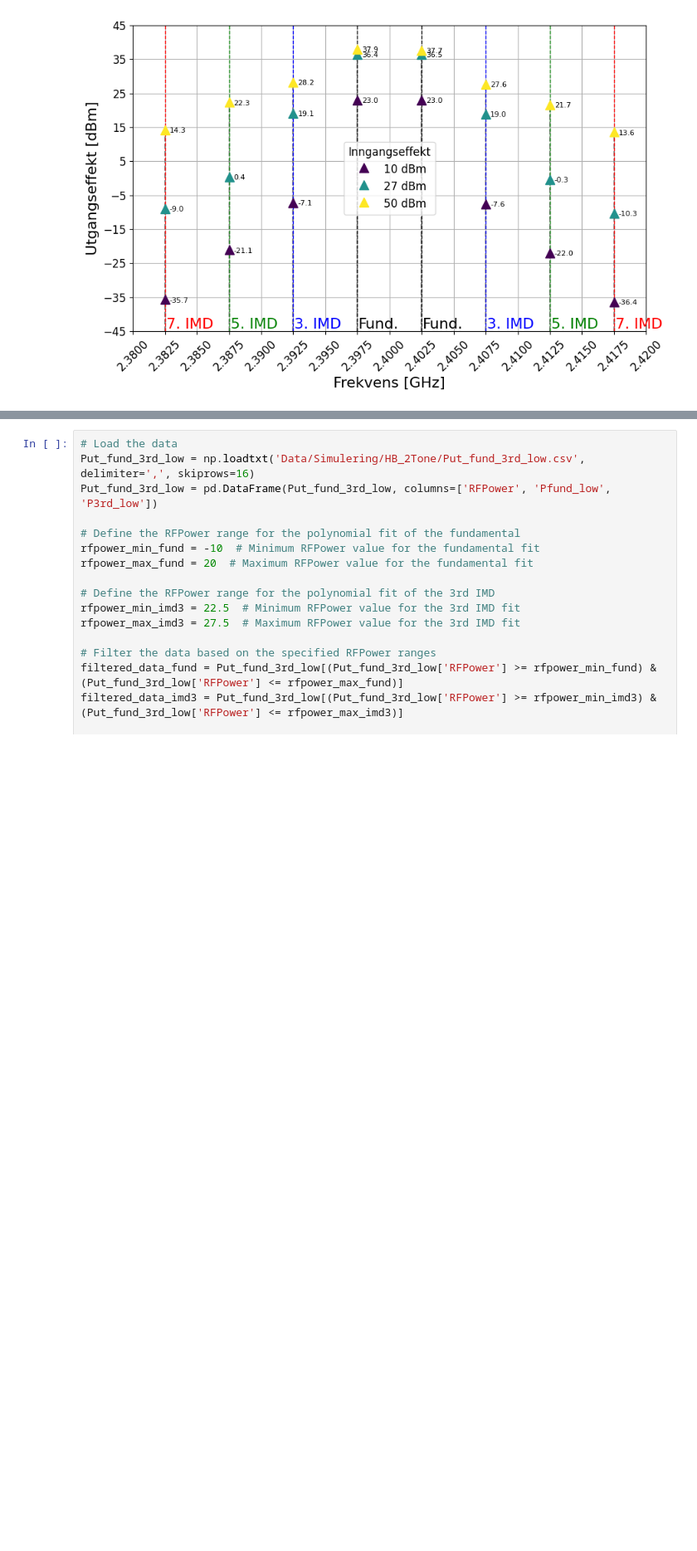
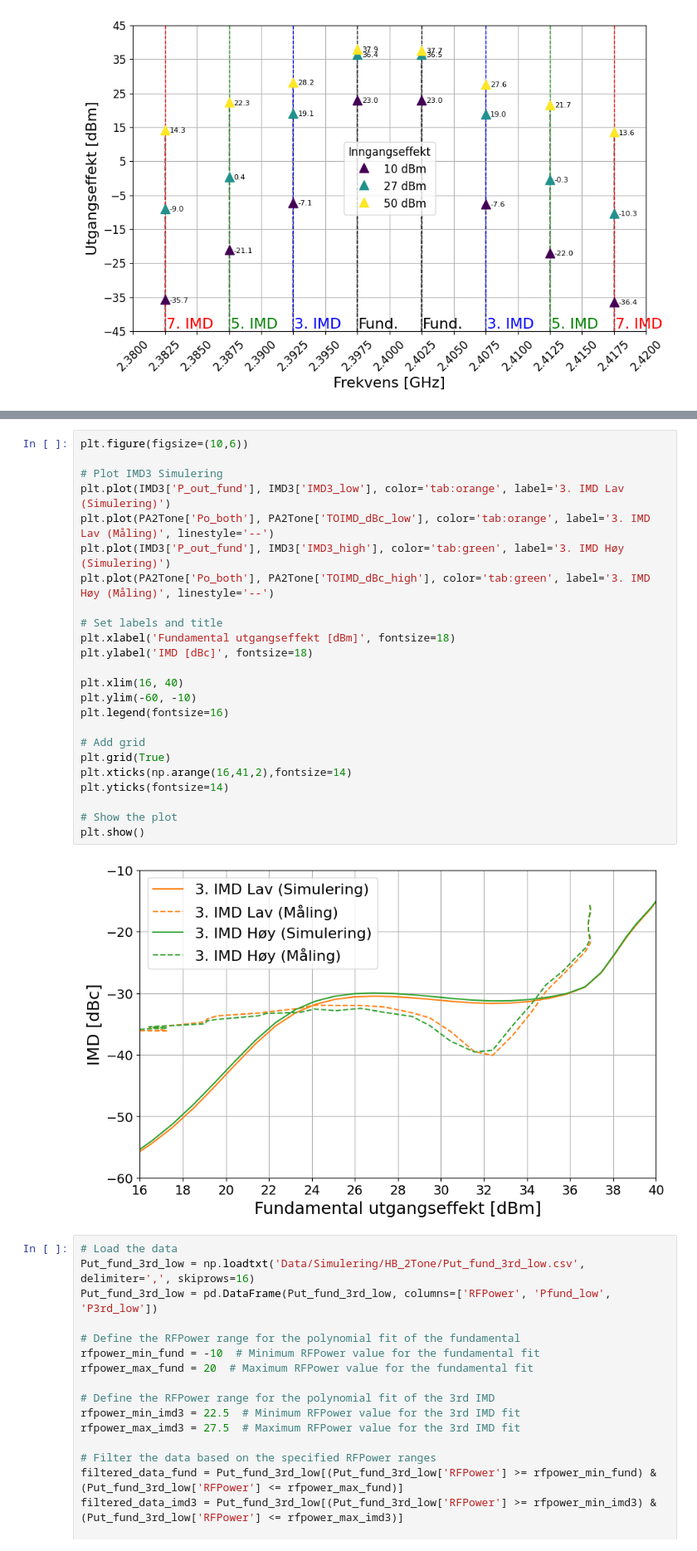
Before and after one commit to SkaugJr/TTT4201-Radiosystemdesign, a Jupyter notebook: Databehandling/Visualisering.ipynb, the cells around one changed output, grey strips where cells are left out. Shown at 83% size. Saved outputs shown, nothing was run; the diff lists cells and outputs as text; blank space fills up the shorter version.

```diff
--- a/Databehandling/Visualisering.ipynb
+++ b/Databehandling/Visualisering.ipynb
@@ -639,6 +670,32 @@ plt.yticks(fontsize=14)
 plt.show()
 # %% [output]
 [figure]
+# %%
+plt.figure(figsize=(10,6))
+
+# Plot IMD3 Simulering
+plt.plot(IMD3['P_out_fund'], IMD3['IMD3_low'], color='tab:orange', label='3. IMD Lav (Simulering)')
+plt.plot(PA2Tone['Po_both'], PA2Tone['TOIMD_dBc_low'], color='tab:orange', label='3. IMD Lav (Måling)', linestyle='--')
+plt.plot(IMD3['P_out_fund'], IMD3['IMD3_high'], color='tab:green', label='3. IMD Høy (Simulering)')
+plt.plot(PA2Tone['Po_both'], PA2Tone['TOIMD_dBc_high'], color='tab:green', label='3. IMD Høy (Måling)', linestyle='--')
+
+# Set labels and title
+plt.xlabel('Fundamental utgangseffekt [dBm]', fontsize=18)
+plt.ylabel('IMD [dBc]', fontsize=18)
+
+plt.xlim(16, 40)
+plt.ylim(-60, -10)
+plt.legend(fontsize=16)
+
+# Add grid
+plt.grid(True)
+plt.xticks(np.arange(16,41,2),fontsize=14)
+plt.yticks(fontsize=14)
+
+# Show the plot
+plt.show()
+# %% [output]
+[figure, added]
 # %%
 # Load the data
 Put_fund_3rd_low = np.loadtxt('Data/Simulering/HB_2Tone/Put_fund_3rd_low.csv', delimiter=',', skiprows=16)
```
Also changed, not shown: parts of 5 cells of this notebook, 16 other files.
